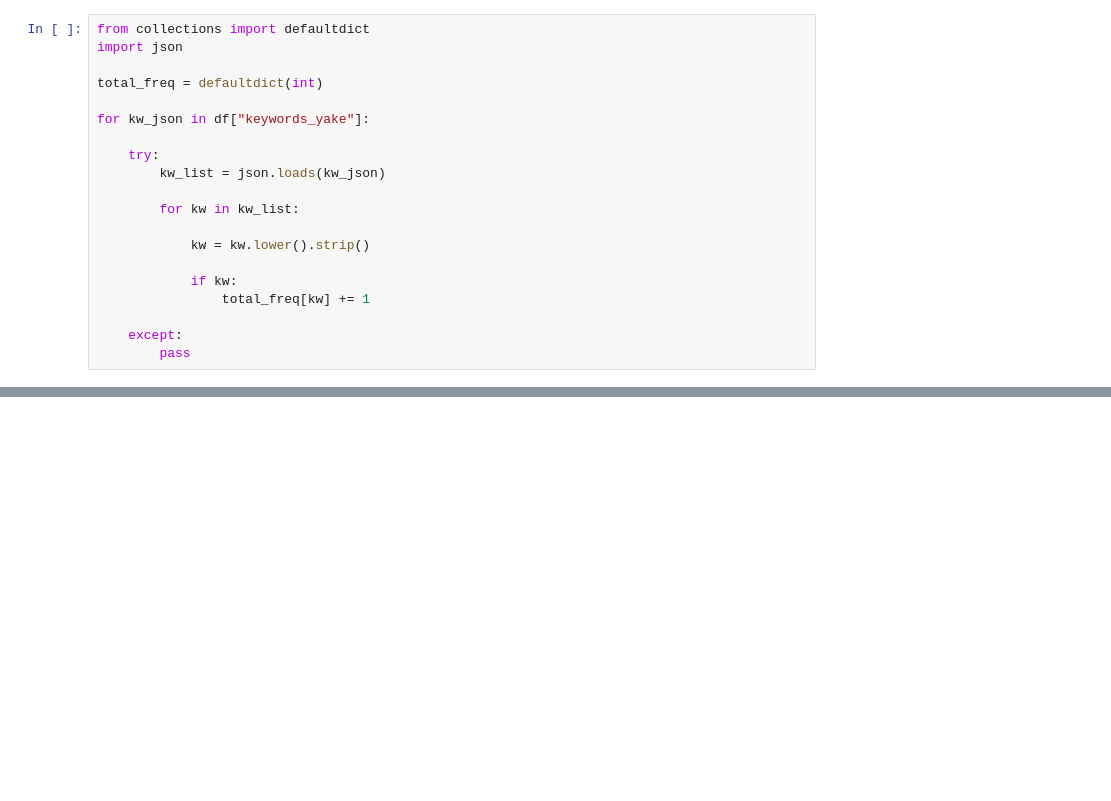
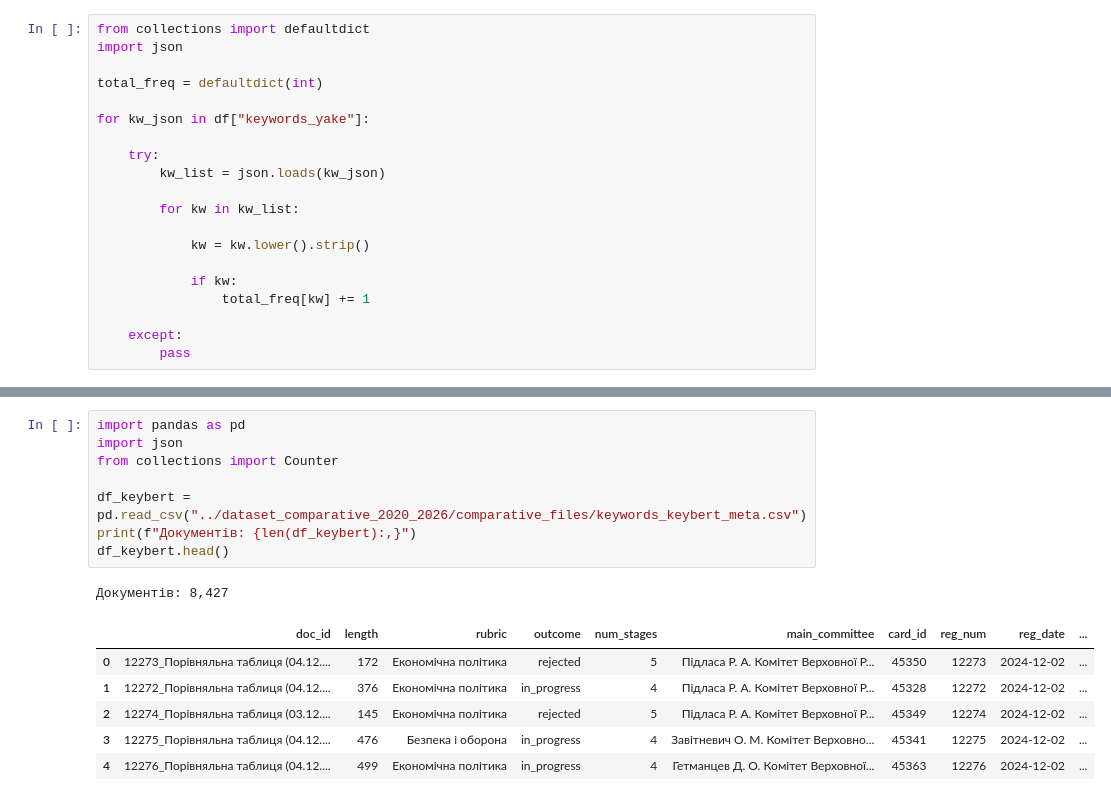
Before and after one commit to muchailouzivert/PdfParserVRU, a Jupyter notebook: notebooks/keywords_analysis.ipynb, the cells around one changed output, grey strips where cells are left out. Drawn from its saved outputs; the diff is of its cells as text; blank space fills up the shorter version.

```diff
--- a/notebooks/keywords_analysis.ipynb
+++ b/notebooks/keywords_analysis.ipynb
@@ -213,0 +214,16 @@ KW                                           DF
+# %%
+import pandas as pd
+import json
+from collections import Counter
+
+df_keybert = pd.read_csv("../dataset_comparative_2020_2026/comparative_files/keywords_keybert_meta.csv")
+print(f"Документів: {len(df_keybert):,}")
+df_keybert.head()
+# %% [output]
+Документів: 8,427
+|  | doc_id | length | rubric | outcome | num_stages | main_committee | card_id | reg_num | reg_date | ... |
+| 0 | 12273_Порівняльна таблиця (04.12.... | 172 | Економічна політика | rejected | 5 | Підласа Р. А. Комітет Верховної Р... | 45350 | 12273 | 2024-12-02 | ... |
+| 1 | 12272_Порівняльна таблиця (04.12.... | 376 | Економічна політика | in_progress | 4 | Підласа Р. А. Комітет Верховної Р... | 45328 | 12272 | 2024-12-02 | ... |
+| 2 | 12274_Порівняльна таблиця (03.12.... | 145 | Економічна політика | rejected | 5 | Підласа Р. А. Комітет Верховної Р... | 45349 | 12274 | 2024-12-02 | ... |
+| 3 | 12275_Порівняльна таблиця (04.12.... | 476 | Безпека і оборона | in_progress | 4 | Завітневич О. М. Комітет Верховно... | 45341 | 12275 | 2024-12-02 | ... |
+| 4 | 12276_Порівняльна таблиця (04.12.... | 499 | Економічна політика | in_progress | 4 | Гетманцев Д. О. Комітет Верховної... | 45363 | 12276 | 2024-12-02 | ... |
```
Also changed, not shown: parts of 6 cells of this notebook, 2 other files.
